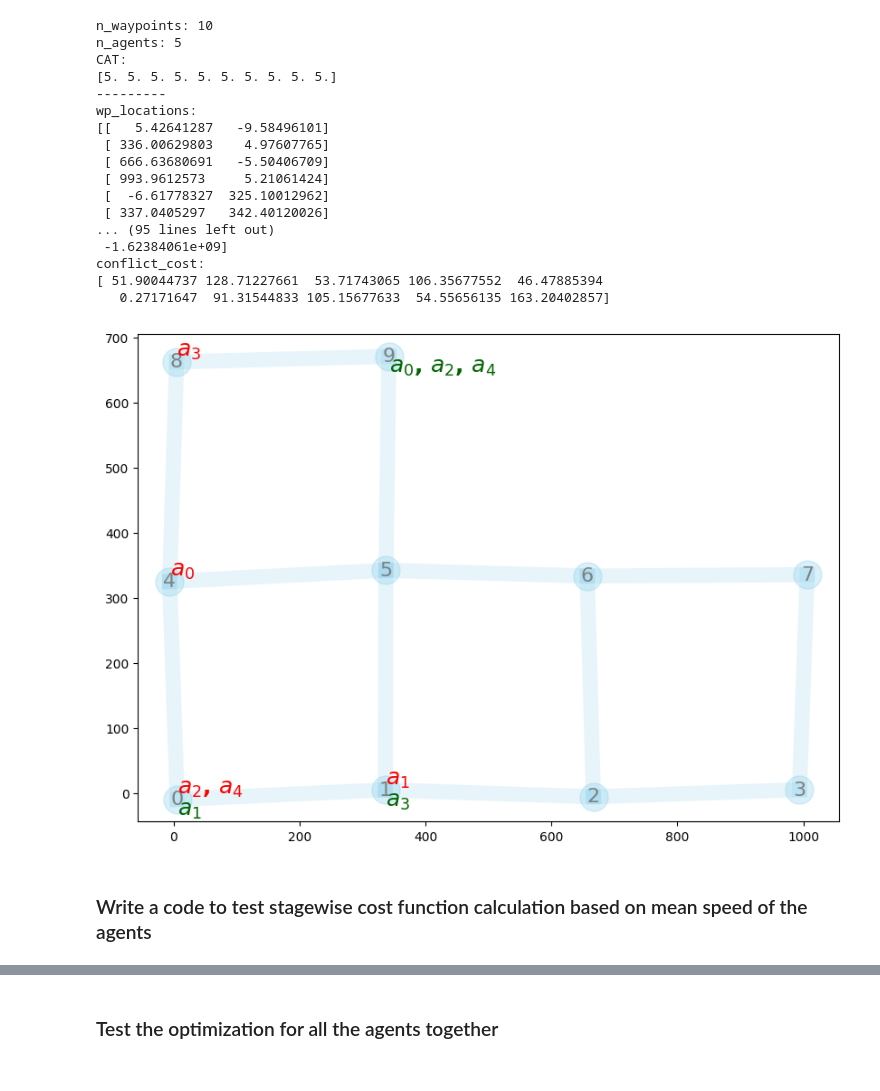
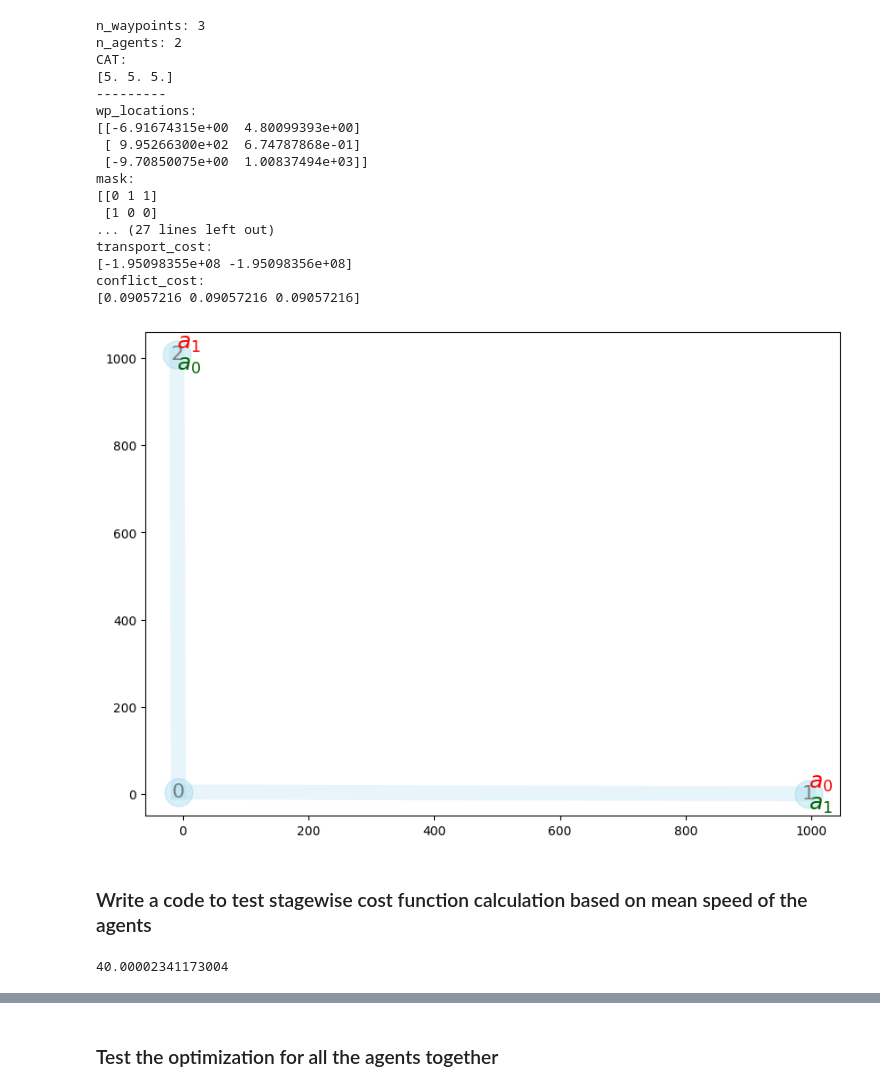
Before and after one commit to dt-1729/ULI_NASA, a Jupyter notebook: UTM_scheduling_and_routing/test_flpoAgent.ipynb, the cells around one changed output, grey strips where cells are left out. Cells and saved outputs as stored; diff of their text form; code cells hidden in the pictures.

```diff
--- a/UTM_scheduling_and_routing/test_flpoAgent.ipynb
+++ b/UTM_scheduling_and_routing/test_flpoAgent.ipynb
@@ -15,8 +15,8 @@ importlib.reload(createEnv)
 importlib.reload(supporting_functions)
 
 # generate waypoints and the adjacency matrix
-n_waypoints = 10
-n_agents = 5
+n_waypoints = 3
+n_agents = 2
 tolArray = np.random.uniform(5.0, 5.0, n_waypoints)
 
 # Grid network parameters
@@ -44,7 +44,7 @@ mars = createEnv.MARS(
     n_agents,
     tolArray,
     grid_params,
-    seed=10,
+    seed=12,
     printFlag=True)
 
 # compute conflict cost
@@ -60,46 +60,46 @@ coeff_c = 5.0
 # print(f'agent start:{mars.agents[1].s}\nprobability:\n{Pb[1]}\nstageWiseCost:{Xi[1]}')
 
 reach_mat = mars.calc_agent_reach_mat(
         mars.sched_mat,
         beta=beta0, gamma=gamma_t, coeff=coeff_t)
 filter_wp = np.ones(shape=reach_mat.shape)
 filter_wp[reach_mat <= 1.0e-10] = 0.0
 print(f'reach_mat')
 print(f'filter_wp:\n{filter_wp}')
 mars.transportCost(mars.sched_mat, beta=beta0, gamma=gamma_t, coeff=coeff_t)
 print(f'transport_cost:\n{mars.C_agents}')
 mars.conflictCost(mars.sched_mat, gamma=gamma_c, coeff=coeff_c, filter_wp=filter_wp)
 print(f'conflict_cost:\n{mars.C_wp_conflict}')
 
 # mars visualization
 # agent_routes, agent_schedules, agent_colors = createEnv.calc_agent_routes_and_schedules(mars, Pb_a=[], printRoutes=False)
 cmap = get_cmap('tab20')
 agent_colors = {a: cmap(i / mars.n_agents) for i, a in enumerate(range(mars.n_agents))}
 createEnv.plotNetwork(mars=mars, figuresize=(10,7), routes=[], agent_colors=agent_colors, showEdgeLength=False, plotPaths=False)
 
 # agent visualization
 show_graph=0
 if show_graph:
     for i,v in enumerate(mars.agents):
         v.showGraph(mars.wp_locations, mars.dist_mat, mars.mask, mars.sched_mat[i,:], figuresize=(10,5), showEdgeTimeLim=True)
 # %% [output]
-n_waypoints: 10
-n_agents: 5
+n_waypoints: 3
+n_agents: 2
 CAT:
-[5. 5. 5. 5. 5. 5. 5. 5. 5. 5.]
+[5. 5. 5.]
 ---------
 wp_locations:
-[[   5.42641287   -9.58496101]
- [ 336.00629803    4.97607765]
- [ 666.63680691   -5.50406709]
- [ 993.9612573     5.21061424]
- [  -6.61778327  325.10012962]
- [ 337.0405297   342.40120026]
-... (95 lines left out)
- -1.62384061e+09]
+[[-6.91674315e+00  4.80099393e+00]
+ [ 9.95266300e+02  6.74787868e-01]
+ [-9.70850075e+00  1.00837494e+03]]
+mask:
+[[0 1 1]
+ [1 0 0]
+... (27 lines left out)
+transport_cost:
+[-1.95098355e+08 -1.95098356e+08]
 conflict_cost:
-[ 51.90044737 128.71227661  53.71743065 106.35677552  46.47885394
-   0.27171647  91.31544833 105.15677633  54.55656135 163.20402857]
+[0.09057216 0.09057216 0.09057216]
-[figure, old version]
+[figure, new version]
 # %% [markdown]
 ### Write a code to test stagewise cost function calculation based on mean speed of the agents
@@ -106 +108,7 @@ conflict_cost:
+# %%
+agent_0 = mars.agents[0]
+Xi = agent_0.returnStageWiseCost(mars.sched_mat[0,:], mars.dist_mat, gamma=gamma_t, coeff=coeff_t)
+agent_0.getFreeEnergy_s(mars.sched_mat[0,:], mars.dist_mat, beta=1e5, gamma=gamma_t, coeff=coeff_t)
+# %% [output]
+40.00002341173004
 # %%
```
Also changed, not shown: parts of 18 cells of this notebook, 4 other files.
